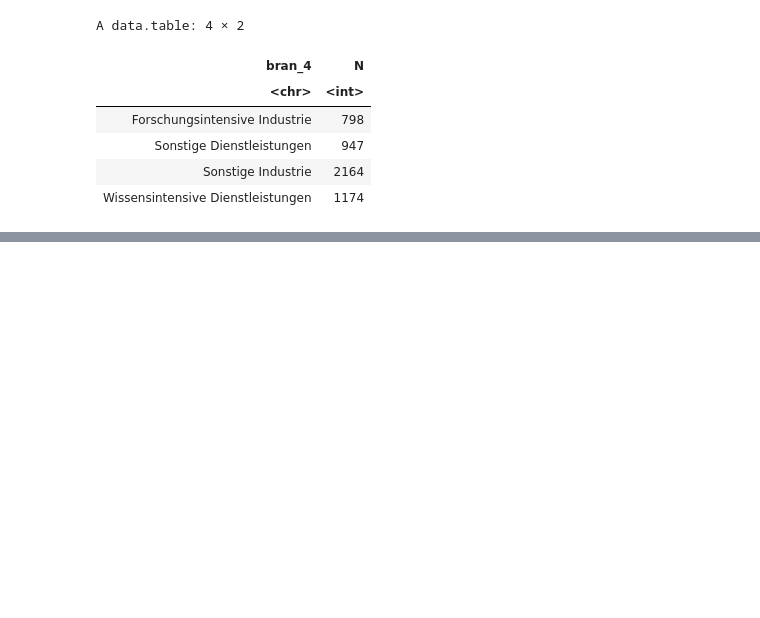
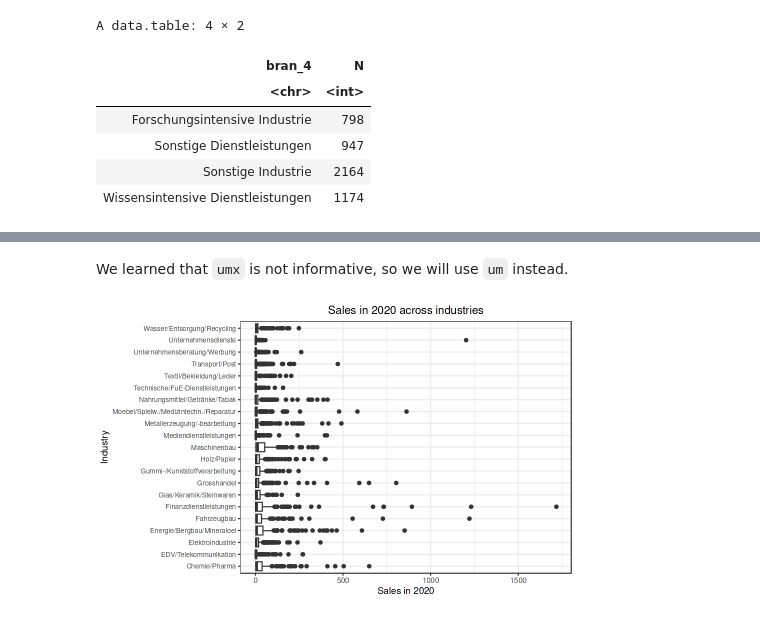
Before and after one commit to oceanumeric/data-science-go-small, a Jupyter notebook: Recap_03/recap_03.ipynb, the cells around one changed output, grey strips where cells are left out. Cells and saved outputs as stored; diff of their text form; code cells hidden in the pictures; blank space fills up the shorter version.

```diff
--- a/Recap_03/recap_03.ipynb
+++ b/Recap_03/recap_03.ipynb
@@ -96,0 +159,16 @@ We will then look at the relationship between industry and other variables, such
+# %% [markdown]
+We learned that `umx` is not informative, so we will use `um` instead.
+# %%
+# check the distribution of um across industries
+survey %>%
+    .[, .(branche, um)] %>%
+    # boxplot across groups
+    ggplot(aes(x = branche, y = um)) +
+    geom_boxplot() +
+    coord_flip() +
+    labs(x = "Industry", y = "Sales in 2020", title = "Sales in 2020 across industries") +
+    theme_bw() +
+    theme(plot.title = element_text(hjust = 0.5)) +
+    theme(axis.text.y = element_text(size = 8))
+# %% [output]
+[figure, added]
```
Also changed, not shown: parts of 22 cells of this notebook.
